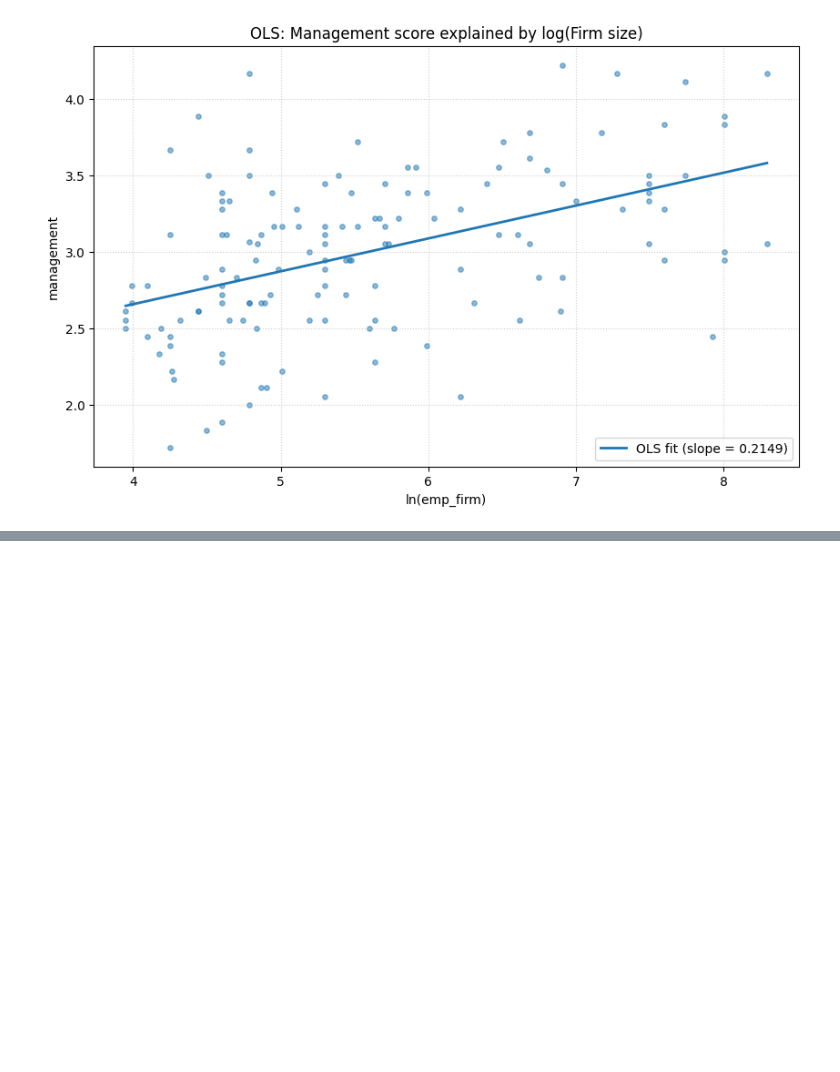
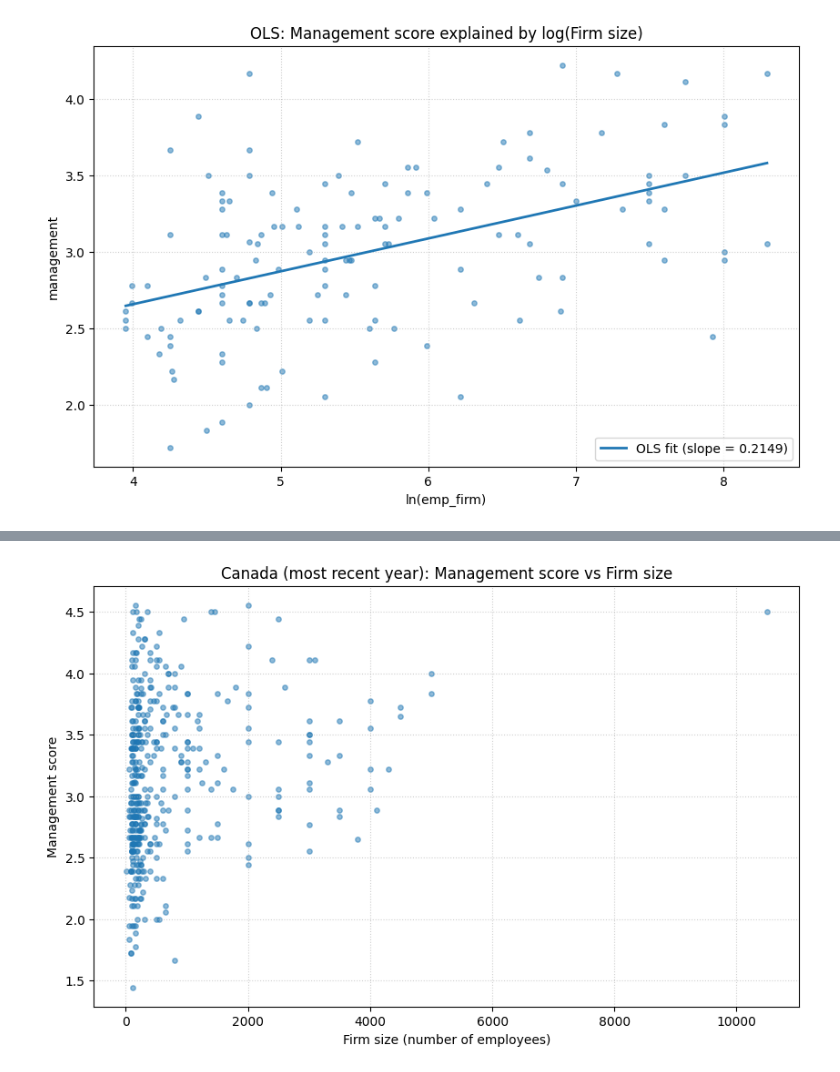
Before and after one commit to racso-vs/econometrics, a Jupyter notebook: Homework_1.ipynb, the cells around one changed output, grey strips where cells are left out. Drawn from its saved outputs; the diff is of its cells as text; code cells hidden in the pictures; blank space fills up the shorter version.

```diff
--- a/Homework_1.ipynb
+++ b/Homework_1.ipynb
@@ -546,0 +624,12 @@ plt.show()
+# %%
+# Scatter plot: management vs firm size (Canada)
+
+plt.figure(figsize=(10, 6))
+plt.scatter(df_canada["emp_firm"], df_canada["management"], alpha=0.5, s=15)
+plt.title("Canada (most recent year): Management score vs Firm size")
+plt.xlabel("Firm size (number of employees)")
+plt.ylabel("Management score")
+plt.grid(True, linestyle=":", alpha=0.6)
+plt.show()
+# %% [output]
+[figure, added]
```
Also changed, not shown: parts of 5 cells of this notebook.
